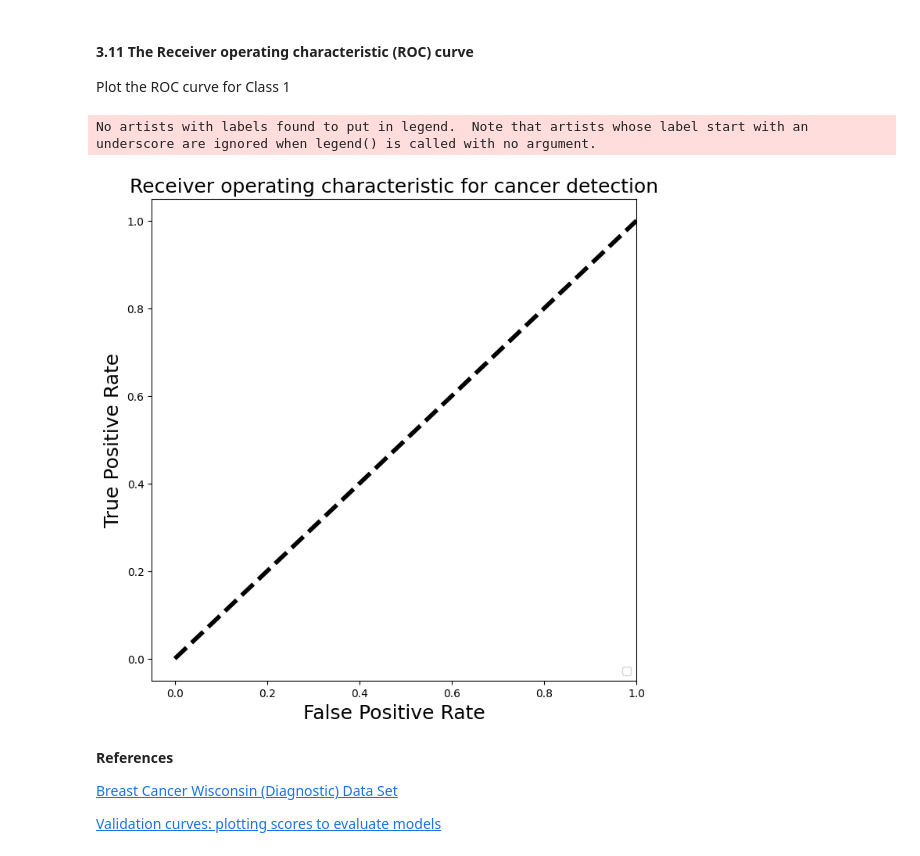
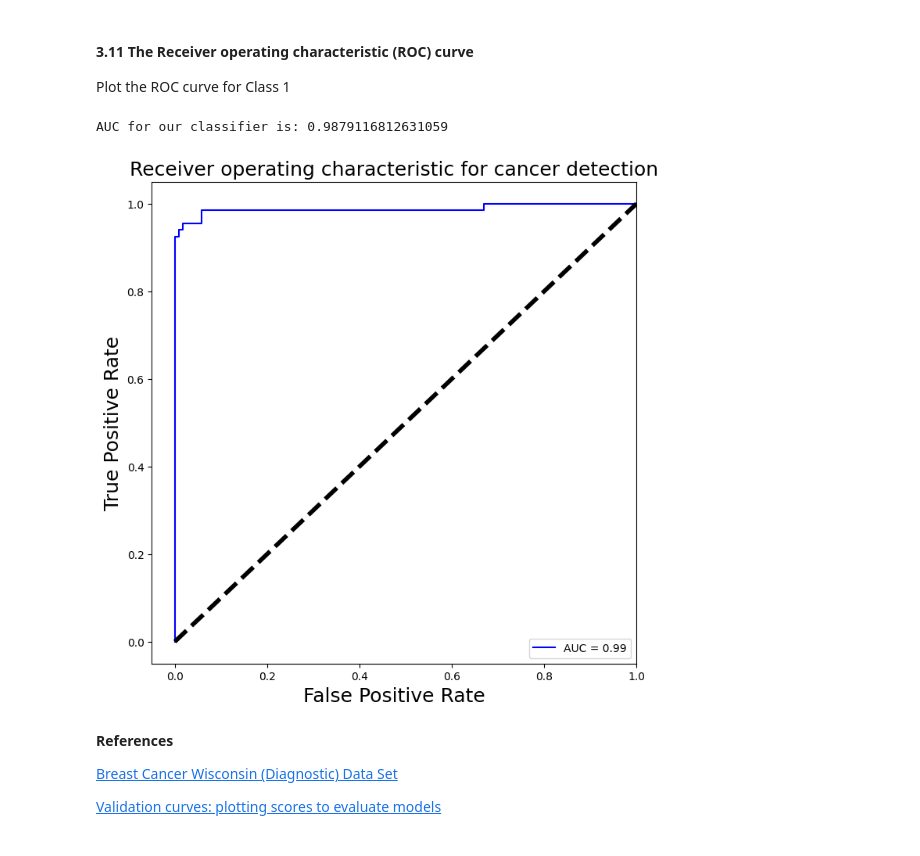
Before and after one commit to LouisMcArdell/IOD-Work, a Jupyter notebook: Labs/Module 5/IOD_Lab_5_1_1.ipynb, the cells around one changed output. Drawn from its saved outputs; the diff is of its cells as text; code cells hidden in the pictures.

```diff
--- a/Labs/Module 5/IOD_Lab_5_1_1.ipynb
+++ b/Labs/Module 5/IOD_Lab_5_1_1.ipynb
@@ -383,24 +383,30 @@ from sklearn.metrics import roc_curve, auc
 # %%
 # For class 1, find the area under the curve
 # Find fpr, tpr
 
+fpr, tpr, threshold = roc_curve(y_test, probs)
+
 # Find auc
+roc_auc = auc(fpr, tpr)
+print(f"AUC for our classifier is: {roc_auc}")
 
 # Plot of a ROC curve for class 1 (has_cancer)
 plt.figure(figsize=[8,8])
 
 # Plot fpr, tpr
+plt.plot(fpr, tpr, 'b', label = 'AUC = %0.2f' % roc_auc)
+plt.legend(loc = 'lower right')
 plt.plot([0, 1], [0, 1], 'k--', linewidth=4)
 plt.xlim([-0.05, 1.0])
 plt.ylim([-0.05, 1.05])
 plt.xlabel('False Positive Rate', fontsize=18)
 plt.ylabel('True Positive Rate', fontsize=18)
 plt.title('Receiver operating characteristic for cancer detection', fontsize=18)
 plt.legend(loc="lower right")
 plt.show()
 # %% [output]
-No artists with labels found to put in legend.  Note that artists whose label start with an underscore are ignored when legend() is called with no argument.
+AUC for our classifier is: 0.9879116812631059
-[figure, old version]
+[figure, new version]
 # %% [markdown]
 **References**
 
```
Also changed, not shown: parts of 1 cell of this notebook, 7 other files.
